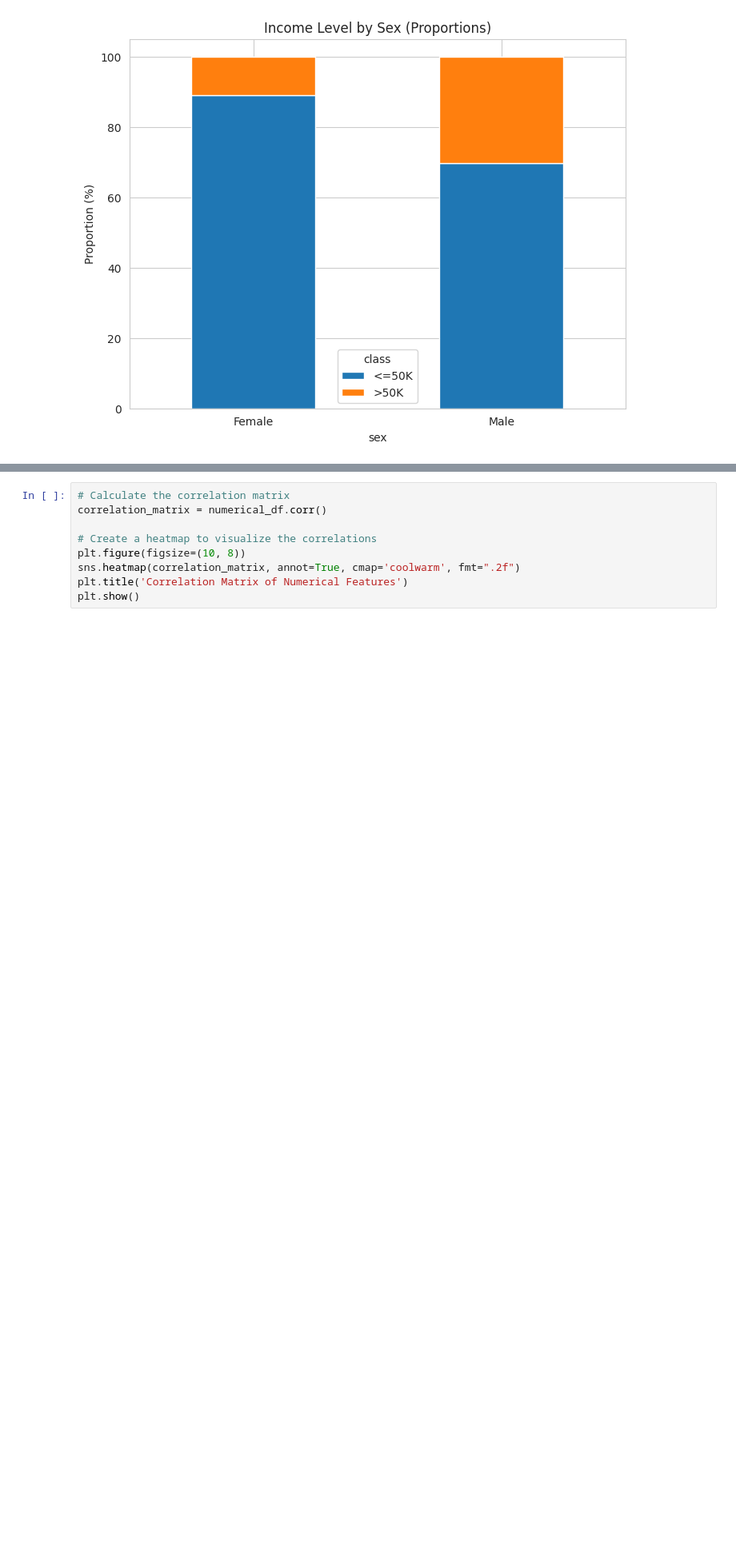
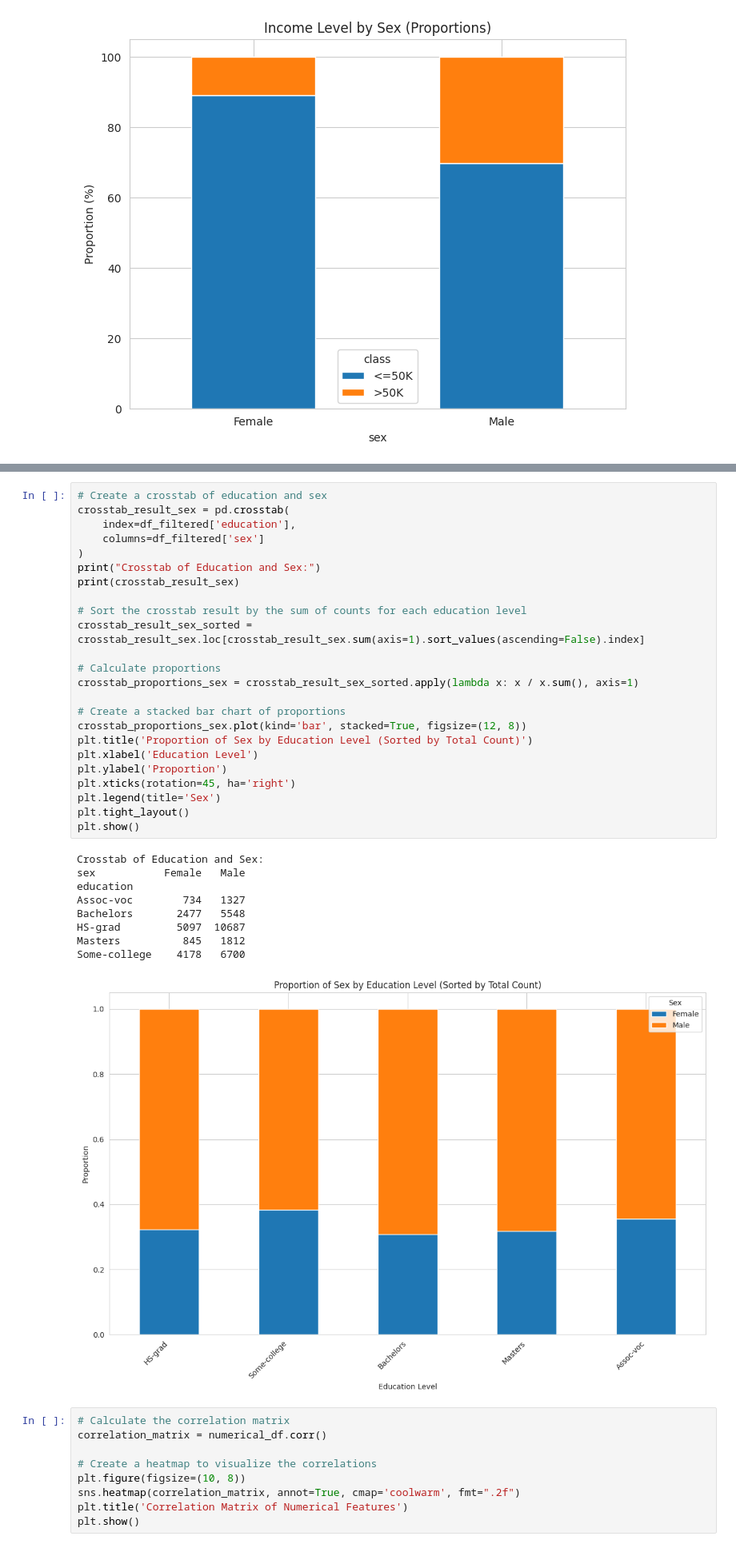
Before and after one commit to Johanhms/Practicas_Python, a Jupyter notebook: EDA_in_Python.ipynb, the cells around one changed output, grey strips where cells are left out. Shown at 80% size. Drawn from its saved outputs; the diff is of its cells as text; blank space fills up the shorter version.

```diff
--- a/EDA_in_Python.ipynb
+++ b/EDA_in_Python.ipynb
@@ -352,3 +409,37 @@ Male    69.623277  30.376723
+# %%
+# Create a crosstab of education and sex
+crosstab_result_sex = pd.crosstab(
+    index=df_filtered['education'],
+    columns=df_filtered['sex']
+)
+print("Crosstab of Education and Sex:")
+print(crosstab_result_sex)
+
+# Sort the crosstab result by the sum of counts for each education level
+crosstab_result_sex_sorted = crosstab_result_sex.loc[crosstab_result_sex.sum(axis=1).sort_values(ascending=False).index]
+
+# Calculate proportions
+crosstab_proportions_sex = crosstab_result_sex_sorted.apply(lambda x: x / x.sum(), axis=1)
+
+# Create a stacked bar chart of proportions
+crosstab_proportions_sex.plot(kind='bar', stacked=True, figsize=(12, 8))
+plt.title('Proportion of Sex by Education Level (Sorted by Total Count)')
+plt.xlabel('Education Level')
+plt.ylabel('Proportion')
+plt.xticks(rotation=45, ha='right')
+plt.legend(title='Sex')
+plt.tight_layout()
+plt.show()
+# %% [output]
+Crosstab of Education and Sex:
+sex           Female   Male
+education
+Assoc-voc        734   1327
+Bachelors       2477   5548
+HS-grad         5097  10687
+Masters          845   1812
+Some-college    4178   6700
+[figure, added]
 # %%
 # Calculate the correlation matrix
 correlation_matrix = numerical_df.corr()
```
Also changed, not shown: parts of 4 cells of this notebook.
